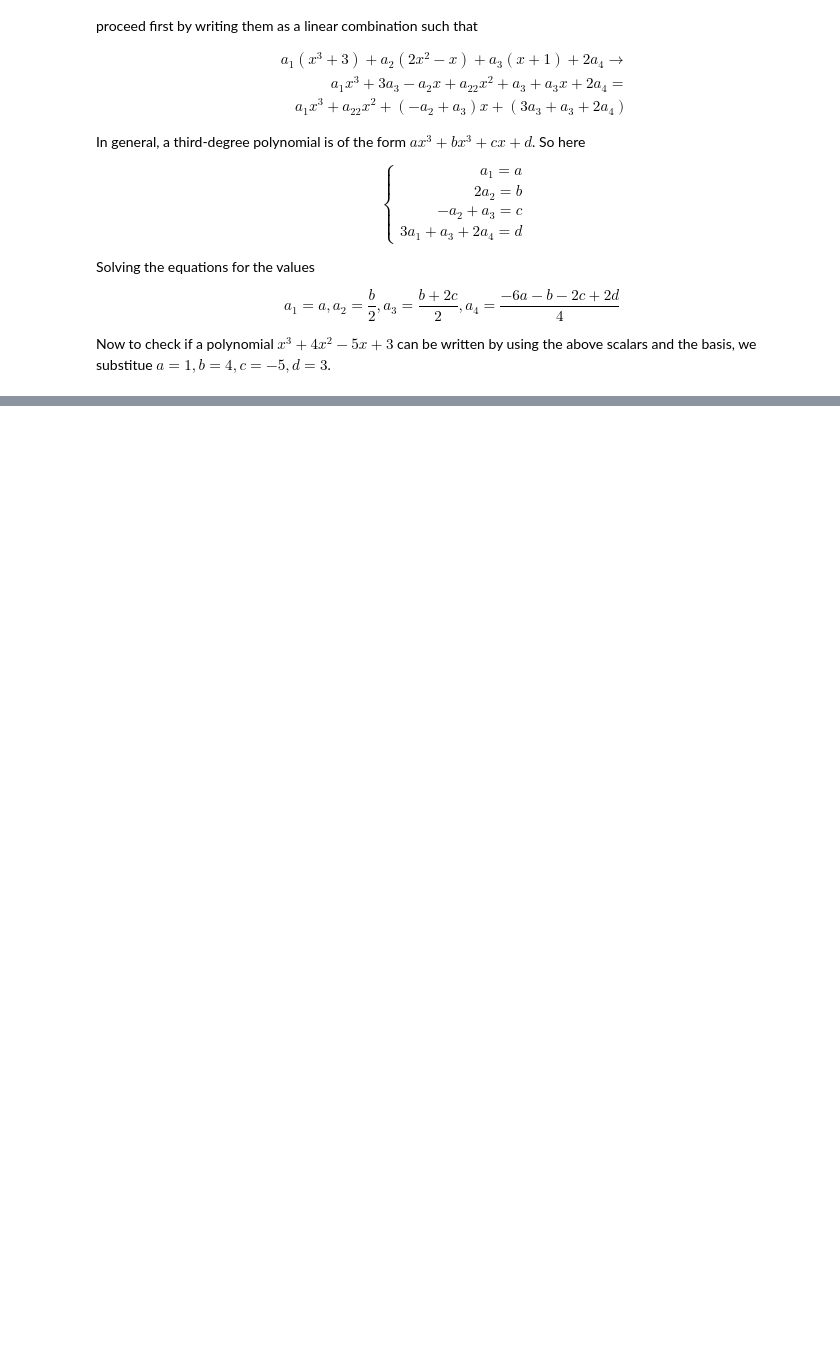
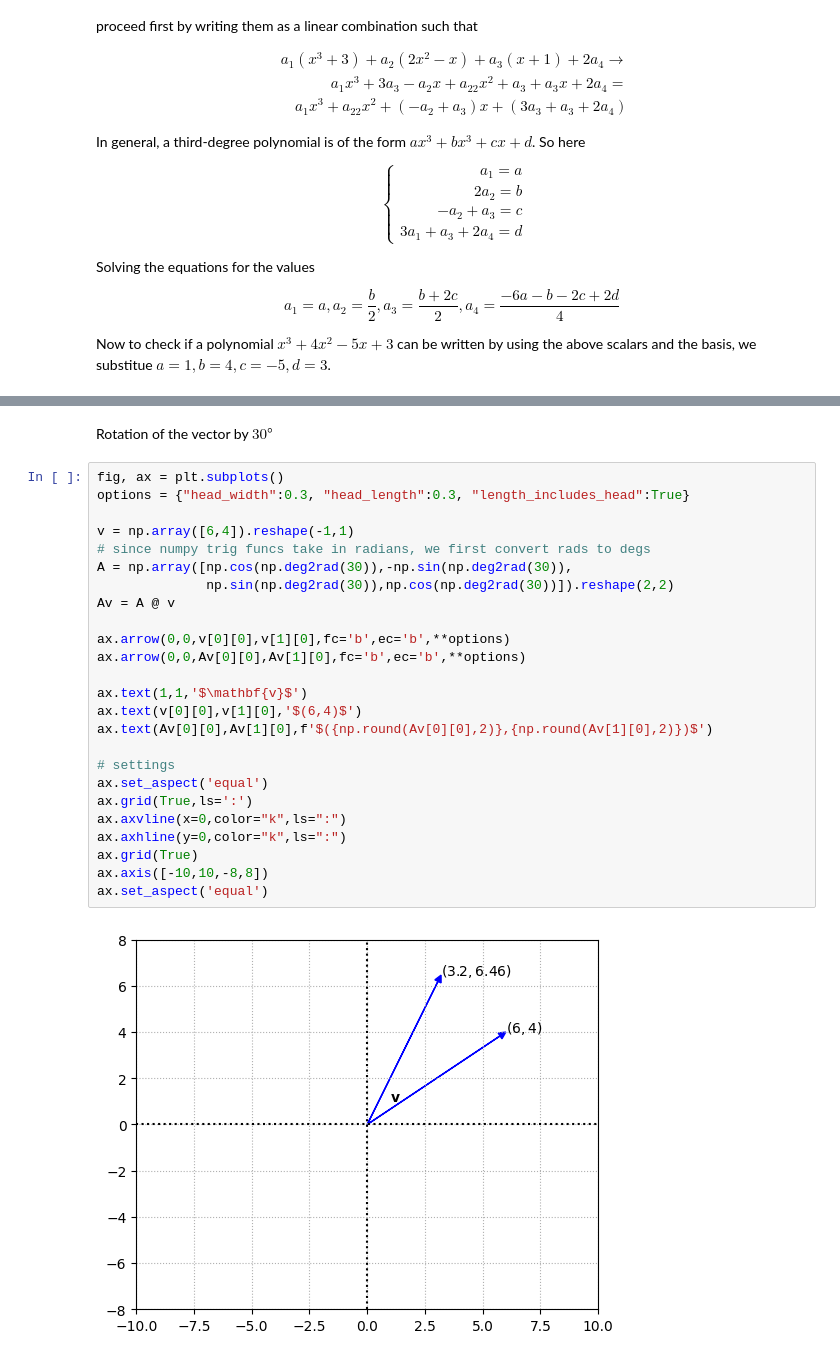
Before and after one commit to deva-k/dev-analytics, a Jupyter notebook: book/linear_algebra.ipynb, the cells around one changed output, grey strips where cells are left out. Saved outputs shown, nothing was run; the diff lists cells and outputs as text; blank space fills up the shorter version.

```diff
--- a/book/linear_algebra.ipynb
+++ b/book/linear_algebra.ipynb
@@ -2392,0 +2623,29 @@ Now to check if a polynomial $x^3 + 4x^2 - 5x + 3$ can be written by using the a
+# %% [markdown]
+Rotation of the vector by $30°$
+# %%
+fig, ax = plt.subplots()
+options = {"head_width":0.3, "head_length":0.3, "length_includes_head":True}
+
+v = np.array([6,4]).reshape(-1,1)
+# since numpy trig funcs take in radians, we first convert rads to degs
+A = np.array([np.cos(np.deg2rad(30)),-np.sin(np.deg2rad(30)),
+              np.sin(np.deg2rad(30)),np.cos(np.deg2rad(30))]).reshape(2,2)
+Av = A @ v
+
+ax.arrow(0,0,v[0][0],v[1][0],fc='b',ec='b',**options)
+ax.arrow(0,0,Av[0][0],Av[1][0],fc='b',ec='b',**options)
+
+ax.text(1,1,'$\mathbf{v}$')
+ax.text(v[0][0],v[1][0],'$(6,4)$')
+ax.text(Av[0][0],Av[1][0],f'$({np.round(Av[0][0],2)},{np.round(Av[1][0],2)})$')
+
+# settings
+ax.set_aspect('equal')
+ax.grid(True,ls=':')
+ax.axvline(x=0,color="k",ls=":")
+ax.axhline(y=0,color="k",ls=":")
+ax.grid(True)
+ax.axis([-10,10,-8,8])
+ax.set_aspect('equal')
+# %% [output]
+[figure, added]
```
Also changed, not shown: parts of 12 cells of this notebook.
